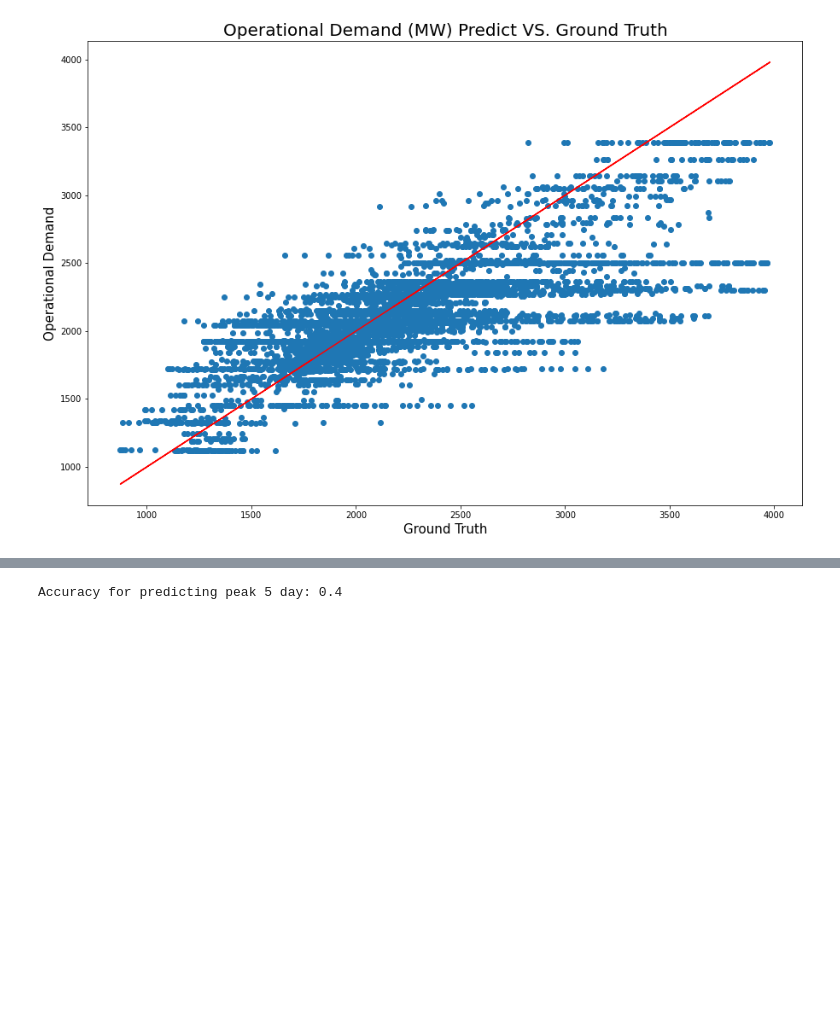
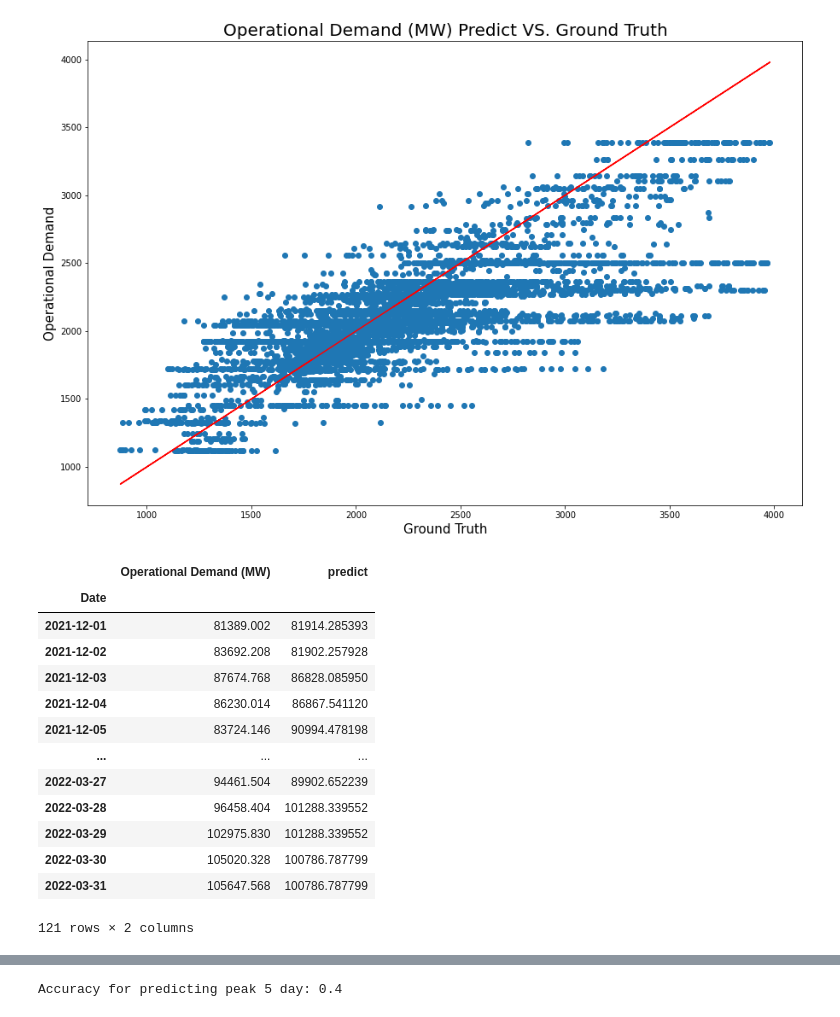
Before and after one commit to zheyzhang/Capstone-Individual, a Jupyter notebook: Data Modeling/WU/WU_model.ipynb, the cells around one changed output, grey strips where cells are left out. Cells and saved outputs as stored; diff of their text form; code cells hidden in the pictures; blank space fills up the shorter version.

```diff
--- a/Data Modeling/WU/WU_model.ipynb
+++ b/Data Modeling/WU/WU_model.ipynb
@@ -299,3 +310,22 @@ predict_table_tree[['Date', 'time']] = predict_table_tree[('Date', 'time')].appl
 
 predict_table_tree = predict_table_tree.drop(labels=['time',('Date','time')], axis=1)
 agg_tree = pd.DataFrame(predict_table_tree.groupby(['Date'])['Operational Demand (MW)','predict'].sum().reset_index())
+# %%
+tree_plot = agg_tree.copy()
+tree_plot.index = tree_plot['Date']
+tree_plot.drop('Date',axis=1)
+# %% [output]
+|  | Operational Demand (MW) | predict |
+| Date |  |  |
+| 2021-12-01 | 81389.002 | 81914.285393 |
+| 2021-12-02 | 83692.208 | 81902.257928 |
+| 2021-12-03 | 87674.768 | 86828.085950 |
+| 2021-12-04 | 86230.014 | 86867.541120 |
+| 2021-12-05 | 83724.146 | 90994.478198 |
+| ... | ... | ... |
+| 2022-03-27 | 94461.504 | 89902.652239 |
+| 2022-03-28 | 96458.404 | 101288.339552 |
+| 2022-03-29 | 102975.830 | 101288.339552 |
+| 2022-03-30 | 105020.328 | 100786.787799 |
+| 2022-03-31 | 105647.568 | 100786.787799 |
+121 rows × 2 columns
```
Also changed, not shown: parts of 7 cells of this notebook.
